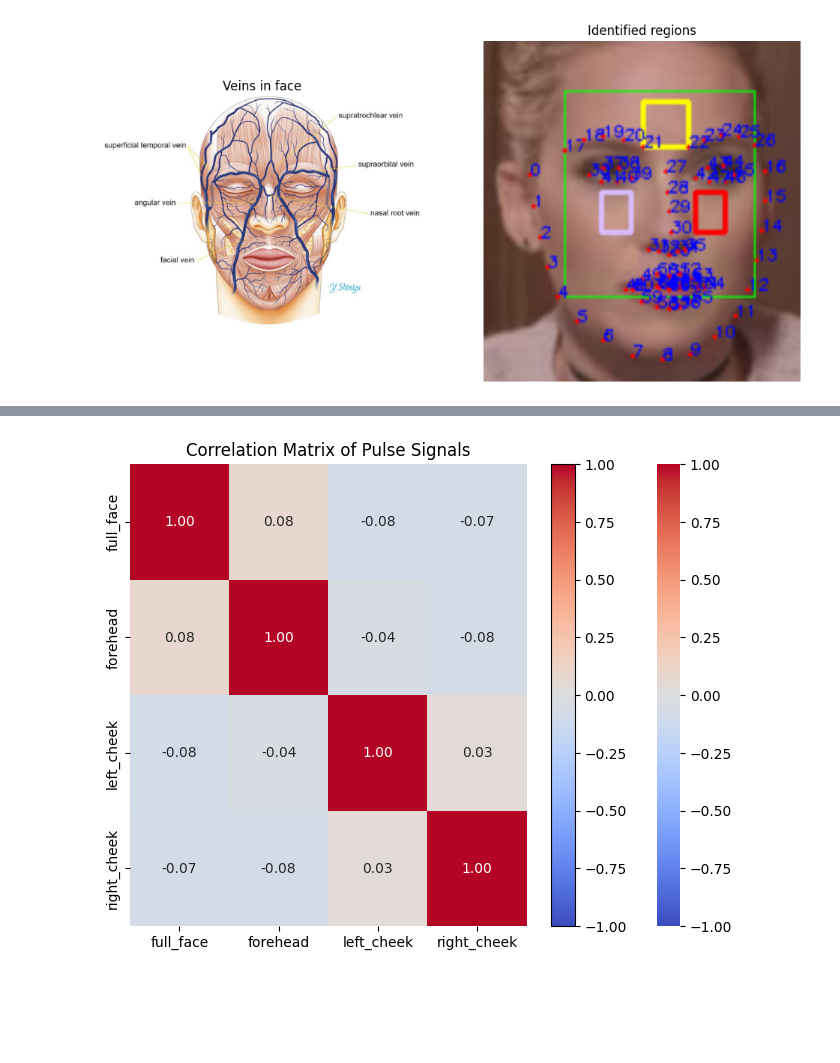
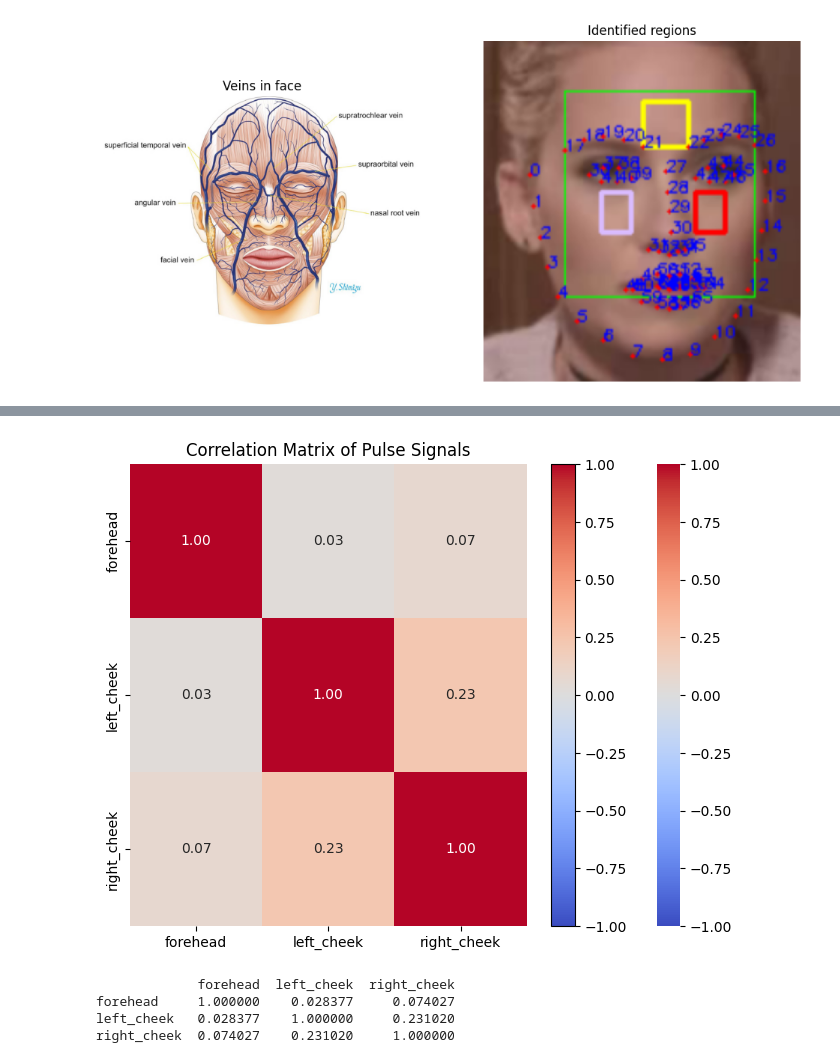
Before and after one commit to pa1kumarCSML/HeartRate_Prediction, a Jupyter notebook: pulse_from_roi.ipynb, the cells around one changed output, grey strips where cells are left out. Cells and saved outputs as stored; diff of their text form; code cells hidden in the pictures; blank space fills up the shorter version.

```diff
--- a/pulse_from_roi.ipynb
+++ b/pulse_from_roi.ipynb
@@ -304,17 +304,24 @@ for i in range(data_length):
 
 workbook.save(f"{folder_path}/pulse_signals.xlsx")
 # %%
-data = {'full_face': pulses_fullf, 'forehead': pulses_forehead, 'left_cheek': pulses_leftc, 'right_cheek': pulses_rightc}
+data = {'forehead': pulses_forehead, 'left_cheek': pulses_leftc, 'right_cheek': pulses_rightc}
 df = pd.DataFrame(data)
 
 correlation_matrix = df.corr()
 
 # Plotting the correlation matrix
 plt.figure(figsize=(8, 6))
 heatmap = sns.heatmap(correlation_matrix, vmin=-1, vmax=1, annot=True, cmap='coolwarm', fmt='.2f')
 plt.colorbar(heatmap.collections[0])
 plt.title('Correlation Matrix of Pulse Signals')
 plt.savefig(f'{folder_path}/correlation_matrix.png', bbox_inches='tight', pad_inches=0.0)
 plt.show()
 # %% [output]
-[figure, old version]
+[figure, new version]
+# %%
+print(correlation_matrix)
+# %% [output]
+             forehead  left_cheek  right_cheek
+forehead     1.000000    0.028377     0.074027
+left_cheek   0.028377    1.000000     0.231020
+right_cheek  0.074027    0.231020     1.000000
```
Also changed, not shown: parts of 3 cells of this notebook, 4 other files.
